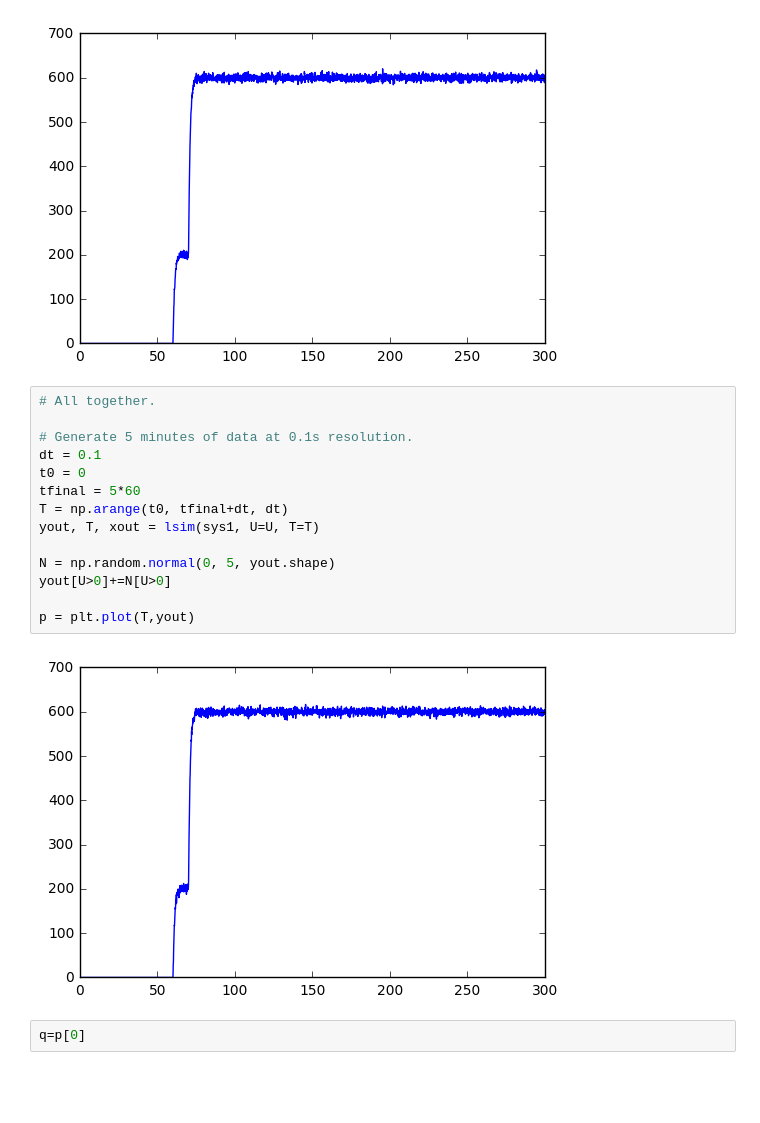
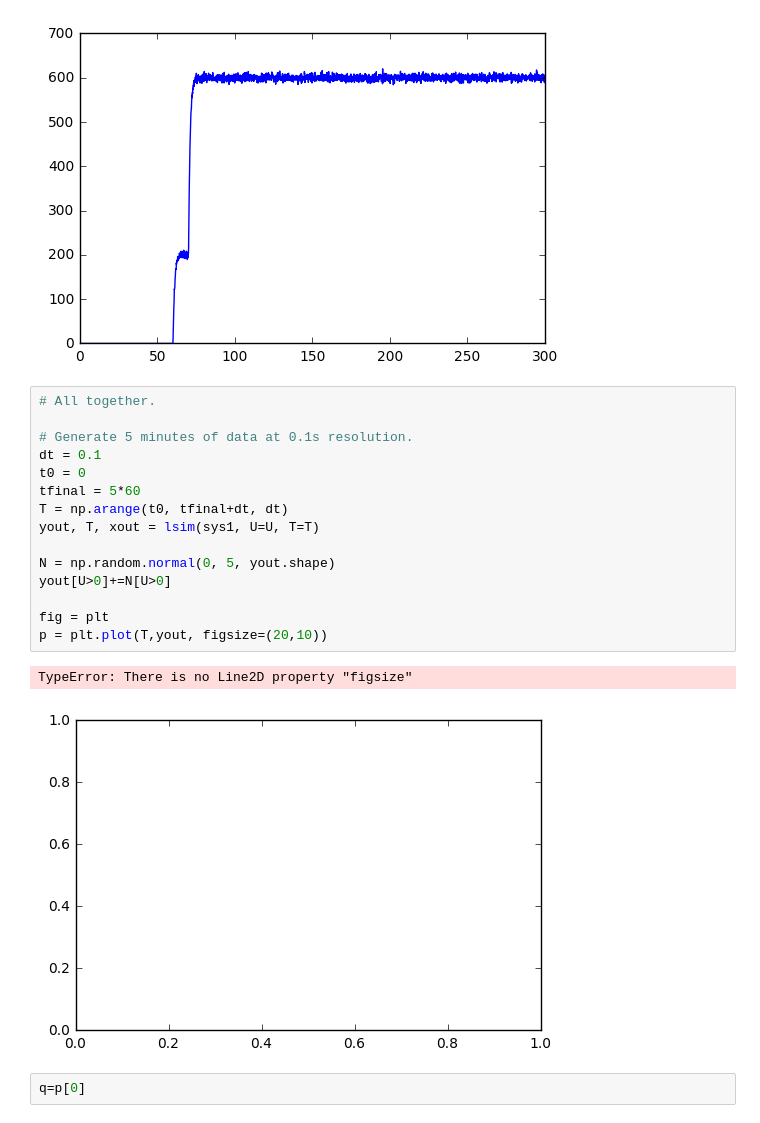
Before and after one commit to dapperfu/NeuralNetWork, a Jupyter notebook: Start_Classifier/01 - Generate Start Data.ipynb, the cells around one changed output. Drawn from its saved outputs; the diff is of its cells as text; blank space fills up the shorter version.

```diff
--- a/Start_Classifier/01 - Generate Start Data.ipynb
+++ b/Start_Classifier/01 - Generate Start Data.ipynb
@@ -55,18 +55,20 @@ plt.plot(T,yout)
 # %%
 # All together.
 
 # Generate 5 minutes of data at 0.1s resolution.
 dt = 0.1
 t0 = 0
 tfinal = 5*60
 T = np.arange(t0, tfinal+dt, dt)
 yout, T, xout = lsim(sys1, U=U, T=T)
 
 N = np.random.normal(0, 5, yout.shape)
 yout[U>0]+=N[U>0]
 
-p = plt.plot(T,yout)
+fig = plt
+p = plt.plot(T,yout, figsize=(20,10))
 # %% [output]
+TypeError: There is no Line2D property "figsize"
-[figure, old version]
+[figure, new version]
 # %%
 q=p[0]
```
Also changed, not shown: parts of 2 cells of this notebook.
